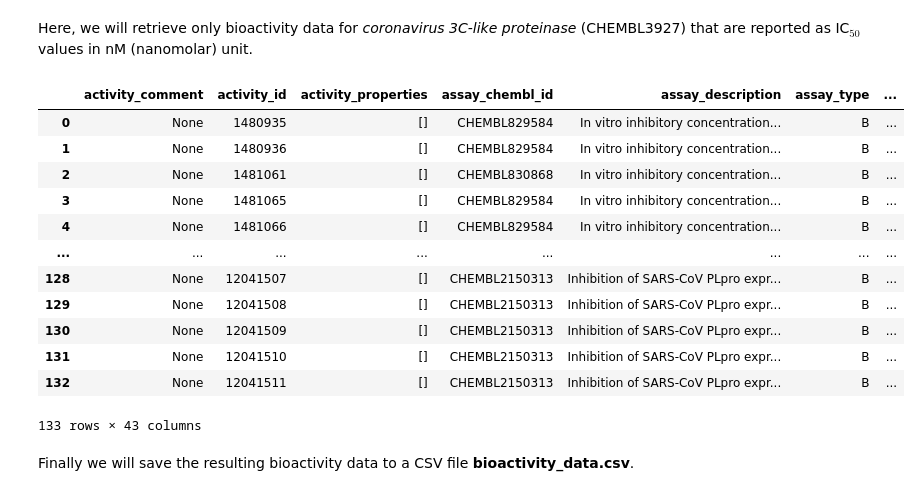
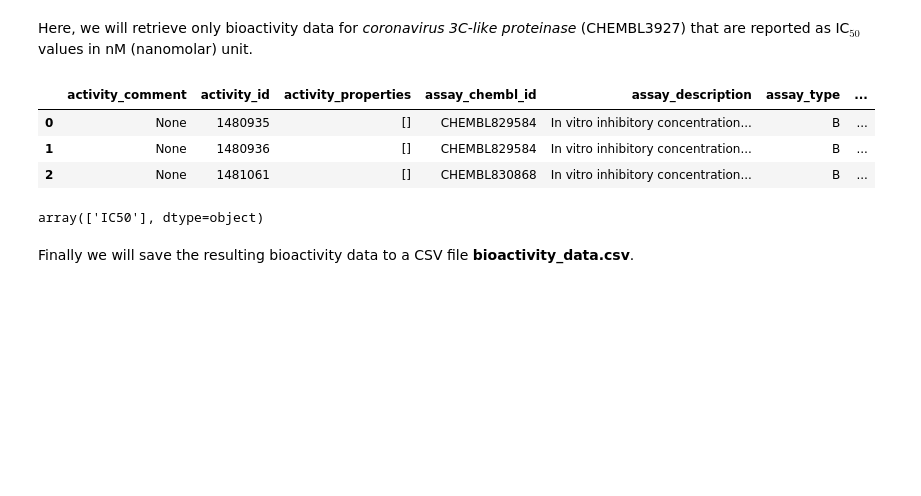
Before and after one commit to dataprofessor/code, a Jupyter notebook: python/CDD_ML_Part_1_bioactivity_data.ipynb, the cells around one changed output. Drawn from its saved outputs; the diff is of its cells as text; code cells hidden in the pictures; blank space fills up the shorter version.

```diff
--- a/python/CDD_ML_Part_1_bioactivity_data.ipynb
+++ b/python/CDD_ML_Part_1_bioactivity_data.ipynb
@@ -41,7 +50,7 @@ from chembl_webresource_client.new_client import new_client
 # %%
 # Target search for coronavirus
 target = new_client.target
-target_query = target.search('coronavirus')
+target_query = target.search('aromatase')
 targets = pd.DataFrame.from_dict(target_query)
 targets
 # %% [output]
@@ -70,21 +74,16 @@ res = activity.filter(target_chembl_id=selected_target).filter(standard_type="IC
 # %%
 df = pd.DataFrame.from_dict(res)
 # %%
-df
+df.head(3)
 # %% [output]
 |  | activity_comment | activity_id | activity_properties | assay_chembl_id | assay_description | assay_type | ... |
 | 0 | None | 1480935 | [] | CHEMBL829584 | In vitro inhibitory concentration... | B | ... |
 | 1 | None | 1480936 | [] | CHEMBL829584 | In vitro inhibitory concentration... | B | ... |
 | 2 | None | 1481061 | [] | CHEMBL830868 | In vitro inhibitory concentration... | B | ... |
-| 3 | None | 1481065 | [] | CHEMBL829584 | In vitro inhibitory concentration... | B | ... |
-| 4 | None | 1481066 | [] | CHEMBL829584 | In vitro inhibitory concentration... | B | ... |
-| ... | ... | ... | ... | ... | ... | ... | ... |
-| 128 | None | 12041507 | [] | CHEMBL2150313 | Inhibition of SARS-CoV PLpro expr... | B | ... |
-| 129 | None | 12041508 | [] | CHEMBL2150313 | Inhibition of SARS-CoV PLpro expr... | B | ... |
-| 130 | None | 12041509 | [] | CHEMBL2150313 | Inhibition of SARS-CoV PLpro expr... | B | ... |
-| 131 | None | 12041510 | [] | CHEMBL2150313 | Inhibition of SARS-CoV PLpro expr... | B | ... |
-| 132 | None | 12041511 | [] | CHEMBL2150313 | Inhibition of SARS-CoV PLpro expr... | B | ... |
-133 rows × 43 columns
+# %%
+df.standard_type.unique()
+# %% [output]
+array(['IC50'], dtype=object)
 # %% [markdown]
 Finally we will save the resulting bioactivity data to a CSV file **bioactivity_data.csv**.
 # %%
```
Also changed, not shown: parts of 18 cells of this notebook.
